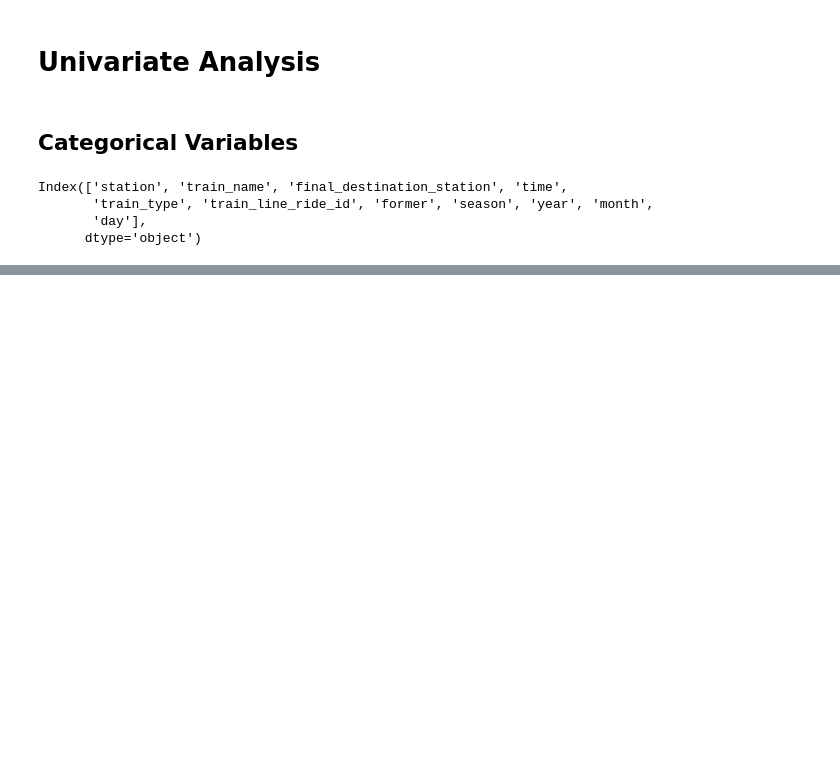
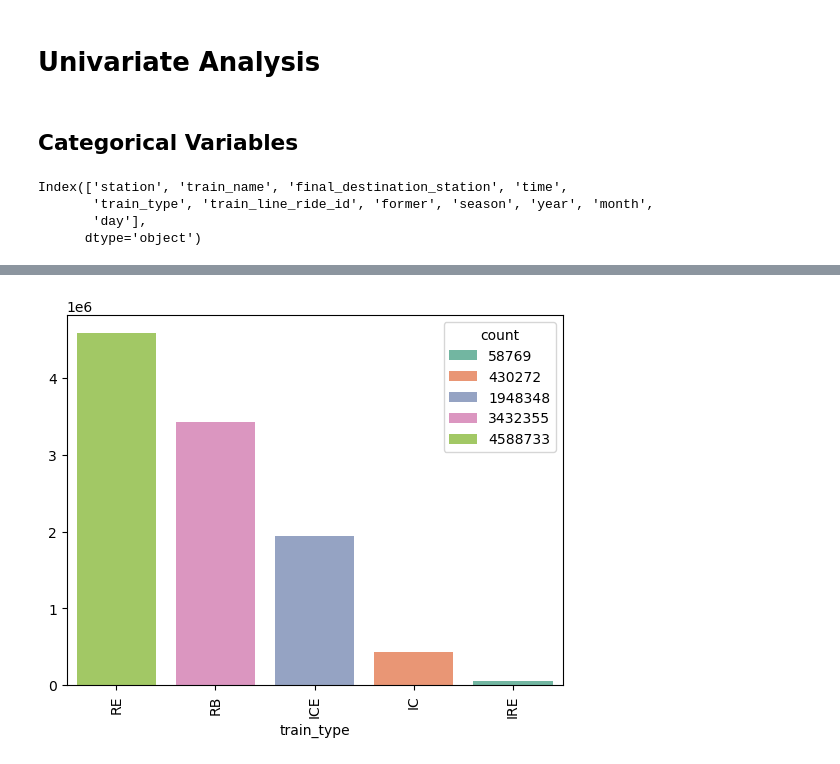
Before and after one commit to TebasMartinez/DA-Deutsche-Bahn-delays, a Jupyter notebook: Univariate EDA.ipynb, the cells around one changed output, grey strips where cells are left out. Drawn from its saved outputs; the diff is of its cells as text; code cells hidden in the pictures; blank space fills up the shorter version.

```diff
--- a/Univariate EDA.ipynb
+++ b/Univariate EDA.ipynb
@@ -87,0 +118,5 @@ Passing `palette` without assigning `hue` is deprecated and will be removed in v
+# %%
+train_type_frequency = df["train_type"].value_counts()
+train_type_proportion = df["train_type"].value_counts(normalize=True)
+
+train_type_frequency, train_type_proportion
@@ -87,0 +138,6 @@ Passing `palette` without assigning `hue` is deprecated and will be removed in v
+# %%
+sns.barplot(x=train_type_frequency.index, y=train_type_frequency.values , palette="Set2", hue=train_type_frequency)
+plt.xticks(rotation=90)
+plt.show();
+# %% [output]
+[figure, added]
```
Also changed, not shown: parts of 43 cells of this notebook.
